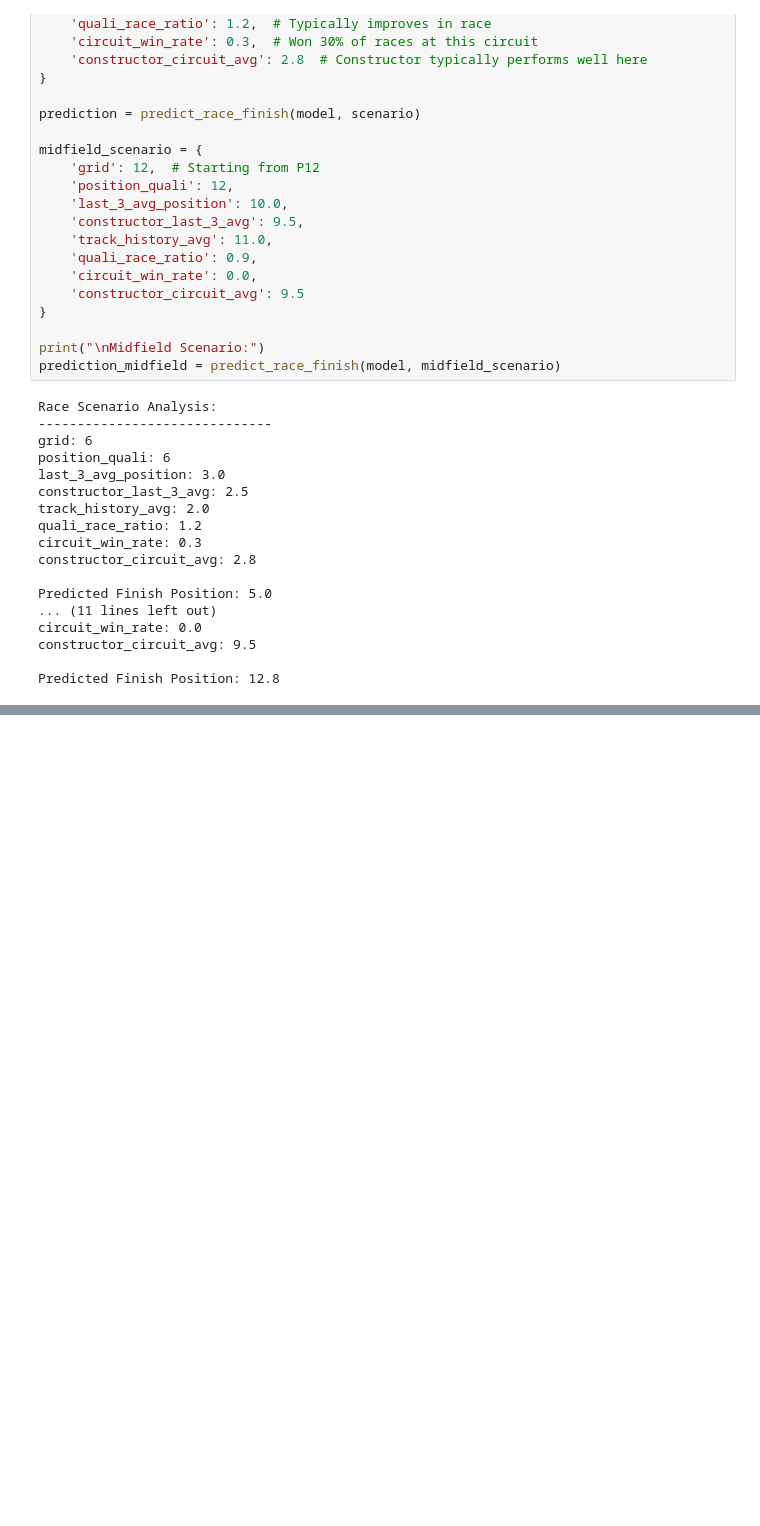
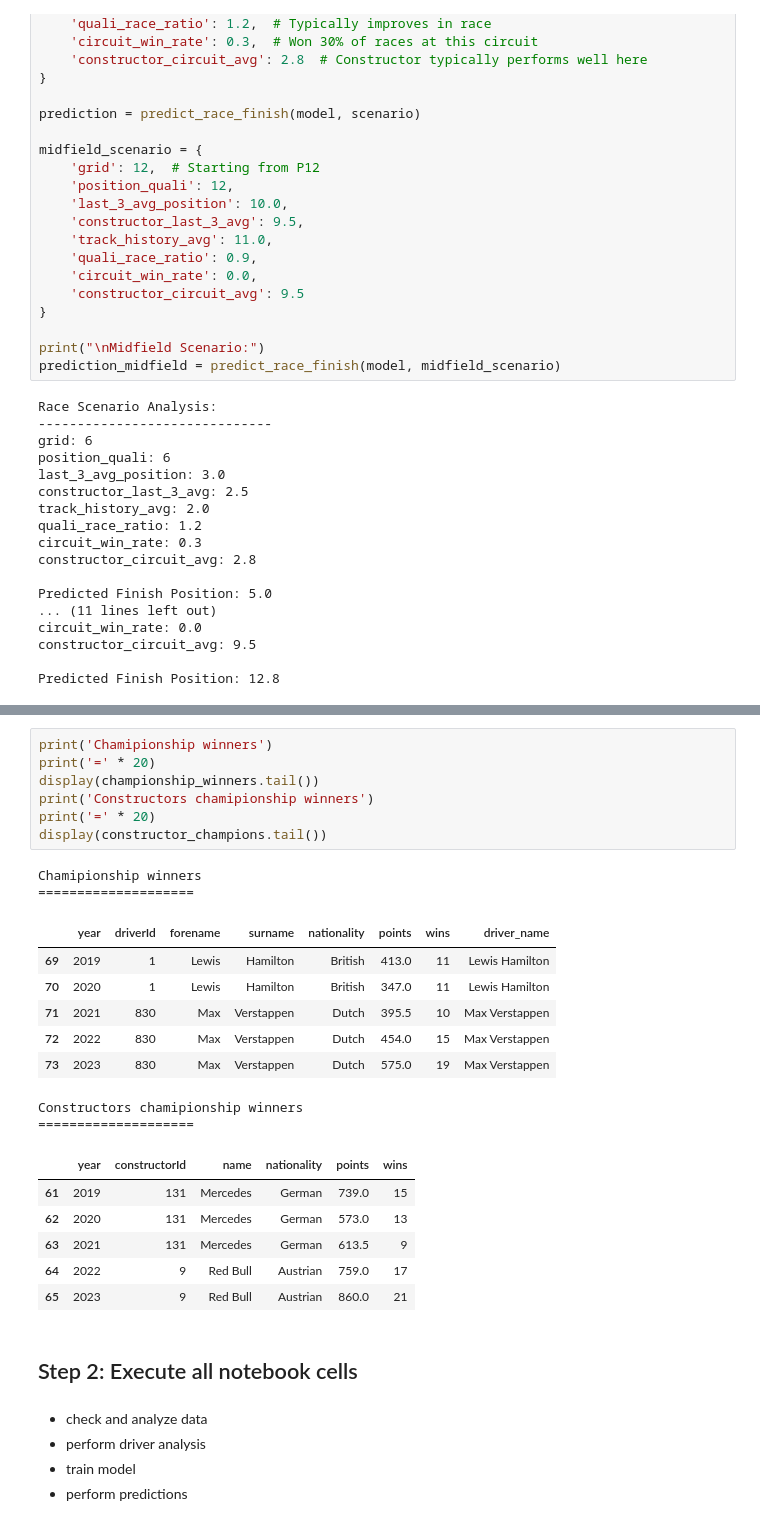
Before and after one commit to vladi2703/F1-Analytics, a Jupyter notebook: analytics.ipynb, the cells around one changed output, grey strips where cells are left out. Cells and saved outputs as stored; diff of their text form; blank space fills up the shorter version.

```diff
--- a/analytics.ipynb
+++ b/analytics.ipynb
@@ -1274,0 +1281,31 @@ Predicted Finish Position: 12.8
+# %%
+print('Chamipionship winners')
+print('=' * 20)
+display(championship_winners.tail())
+print('Constructors chamipionship winners')
+print('=' * 20)
+display(constructor_champions.tail())
+# %% [output]
+Chamipionship winners
+====================
+|  | year | driverId | forename | surname | nationality | points | wins | driver_name |
+| 69 | 2019 | 1 | Lewis | Hamilton | British | 413.0 | 11 | Lewis Hamilton |
+| 70 | 2020 | 1 | Lewis | Hamilton | British | 347.0 | 11 | Lewis Hamilton |
+| 71 | 2021 | 830 | Max | Verstappen | Dutch | 395.5 | 10 | Max Verstappen |
+| 72 | 2022 | 830 | Max | Verstappen | Dutch | 454.0 | 15 | Max Verstappen |
+| 73 | 2023 | 830 | Max | Verstappen | Dutch | 575.0 | 19 | Max Verstappen |
+Constructors chamipionship winners
+====================
+|  | year | constructorId | name | nationality | points | wins |
+| 61 | 2019 | 131 | Mercedes | German | 739.0 | 15 |
+| 62 | 2020 | 131 | Mercedes | German | 573.0 | 13 |
+| 63 | 2021 | 131 | Mercedes | German | 613.5 | 9 |
+| 64 | 2022 | 9 | Red Bull | Austrian | 759.0 | 17 |
+| 65 | 2023 | 9 | Red Bull | Austrian | 860.0 | 21 |
+# %% [markdown]
+## Step 2: Execute all notebook cells
+# %% [markdown]
+- check and analyze data
+- perform driver analysis
+- train model
+- perform predictions
```
Also changed, not shown: parts of 5 cells of this notebook.
